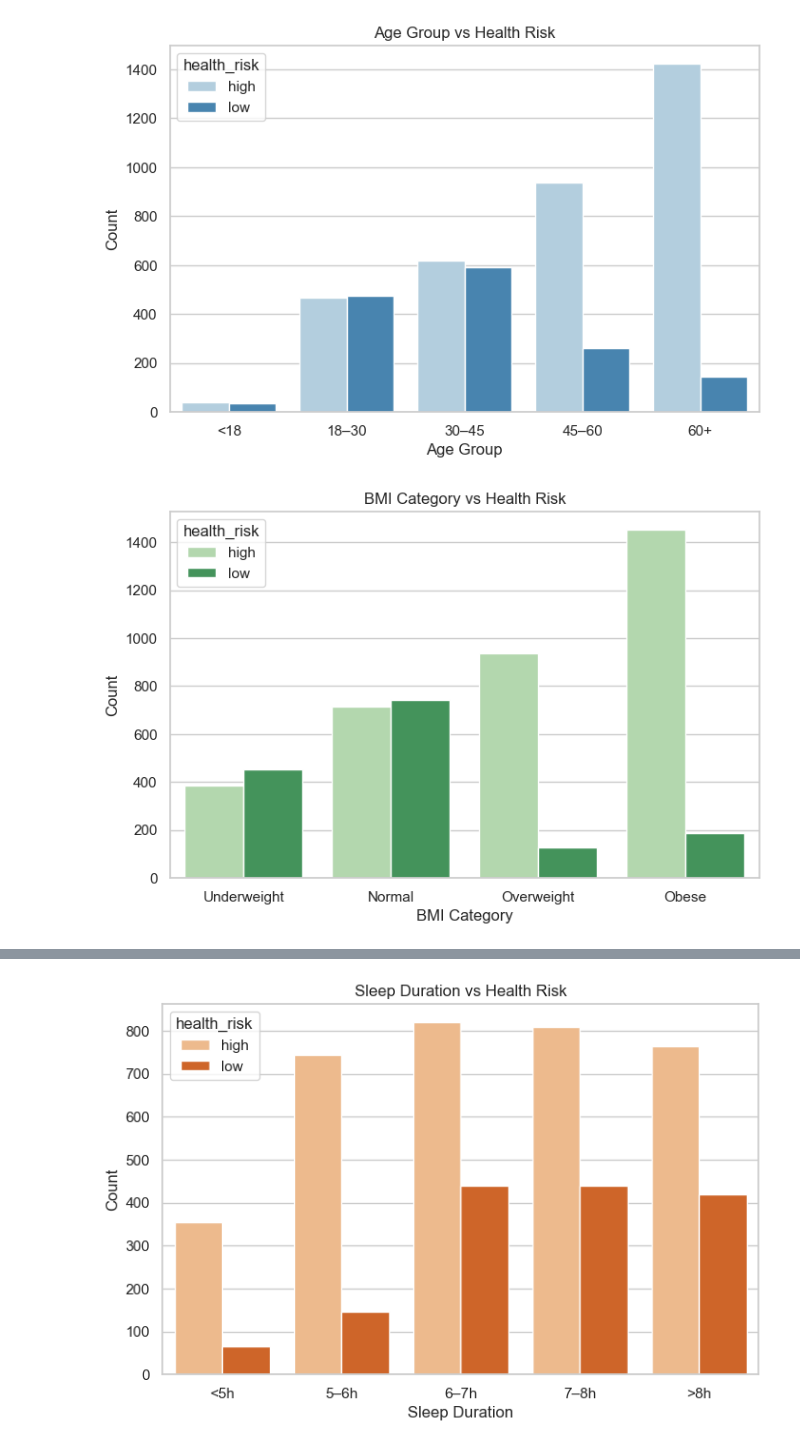
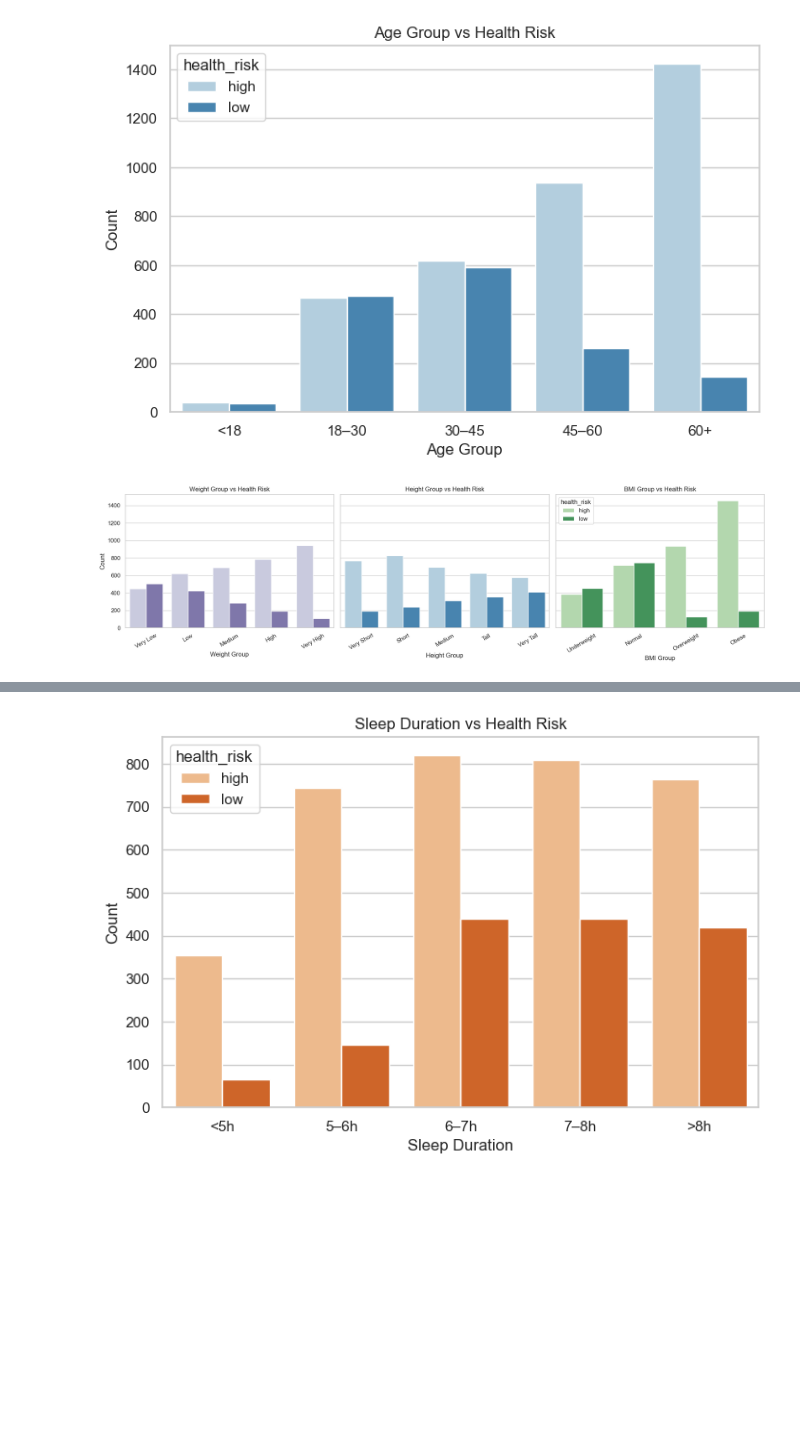
Before and after one commit to khanhdeptra1212/MachineLearning, a Jupyter notebook: lifestyle_and_health.ipynb, the cells around one changed output, grey strips where cells are left out. Cells and saved outputs as stored; diff of their text form; code cells hidden in the pictures; blank space fills up the shorter version.

Commit message:
Initial commit: lifestyle health risk prediction

```diff
--- a/lifestyle_and_health.ipynb
+++ b/lifestyle_and_health.ipynb
@@ -80,6 +80,10 @@ memory usage: 468.9+ KB
 obj_cols = df.select_dtypes(include='object').columns
 
 df[obj_cols] = df[obj_cols].astype('category')
+# Chuyển toàn bộ kiểu int sang float
+int_cols = df.select_dtypes(include='int64').columns
+
+df[int_cols] = df[int_cols].astype(float)
 
 # Kiểm tra lại
 df.info()
@@ -120,3 +121,0 @@ df.describe()
-# %%
-df = df.drop(columns=['height'])
-df.columns
@@ -263,21 +266,69 @@ plt.show()
 # %% [output]
 [figure]
 # %%
+df['weight_group'] = pd.cut(
+    df['weight'],
+    bins=5,
+    labels=['Very Low', 'Low', 'Medium', 'High', 'Very High']
+)
+
+df['height_group'] = pd.cut(
+    df['height'],
+    bins=5,
+    labels=['Very Short', 'Short', 'Medium', 'Tall', 'Very Tall']
+)
+bmi_bins = [0, 18.5, 25, 30, 100]
+bmi_labels = ['Underweight', 'Normal', 'Overweight', 'Obese']
 df['bmi_group'] = pd.cut(
     df['bmi'],
-    bins=[0, 18.5, 25, 30, 100],
-    labels=['Underweight', 'Normal', 'Overweight', 'Obese']
+    bins=bmi_bins,
+    labels=bmi_labels)
+fig, axes = plt.subplots(1, 3, figsize=(18, 5), sharey=True)
+
+# Weight
+sns.countplot(
+    data=df,
+    x='weight_group',
+    hue='health_risk',
+    palette='Purples',
+    ax=axes[0]
 )
+axes[0].set_title('Weight Group vs Health Risk')
+axes[0].set_xlabel('Weight Group')
+axes[0].set_ylabel('Count')
+axes[0].tick_params(axis='x', rotation=30)
 
+# Height
+sns.countplot(
+    data=df,
+    x='height_group',
+    hue='health_risk',
+    palette='Blues',
+    ax=axes[1]
+)
+axes[1].set_title('Height Group vs Health Risk')
+axes[1].set_xlabel('Height Group')
+axes[1].set_ylabel('')
+axes[1].tick_params(axis='x', rotation=30)
+
+# BMI
 sns.countplot(
     data=df,
     x='bmi_group',
     hue='health_risk',
-    palette='Greens'
+    palette='Greens',
+    ax=axes[2]
 )
-plt.title('BMI Category vs Health Risk')
-plt.xlabel('BMI Category')
-plt.ylabel('Count')
+axes[2].set_title('BMI Group vs Health Risk')
+axes[2].set_xlabel('BMI Group')
+axes[2].set_ylabel('')
+axes[2].tick_params(axis='x', rotation=30)
+
+# Chỉ giữ legend ở biểu đồ cuối
+axes[0].get_legend().remove()
+axes[1].get_legend().remove()
+
+plt.tight_layout()
 plt.show()
 # %% [output]
-[figure, old version]
+[figure, new version]
```
Also changed, not shown: parts of 48 cells of this notebook.
